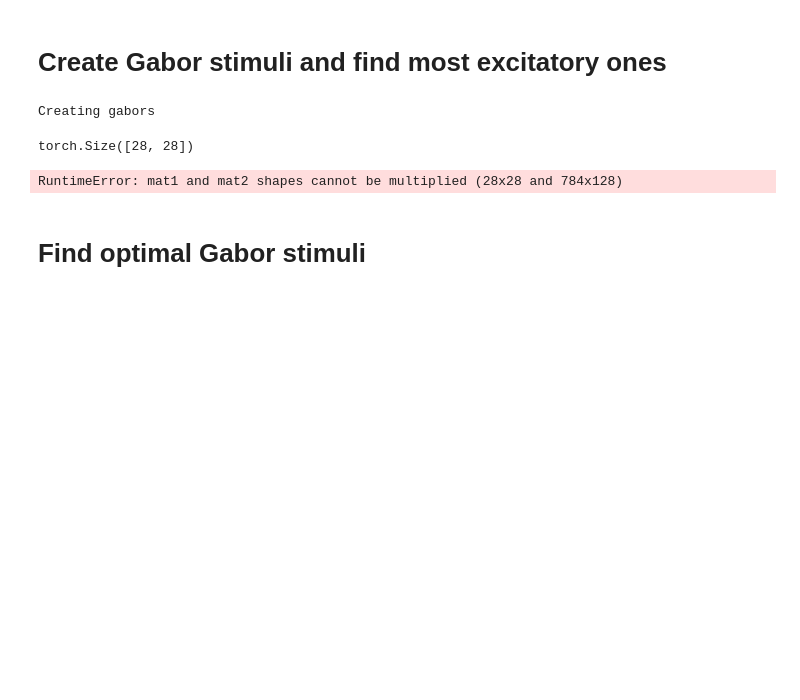
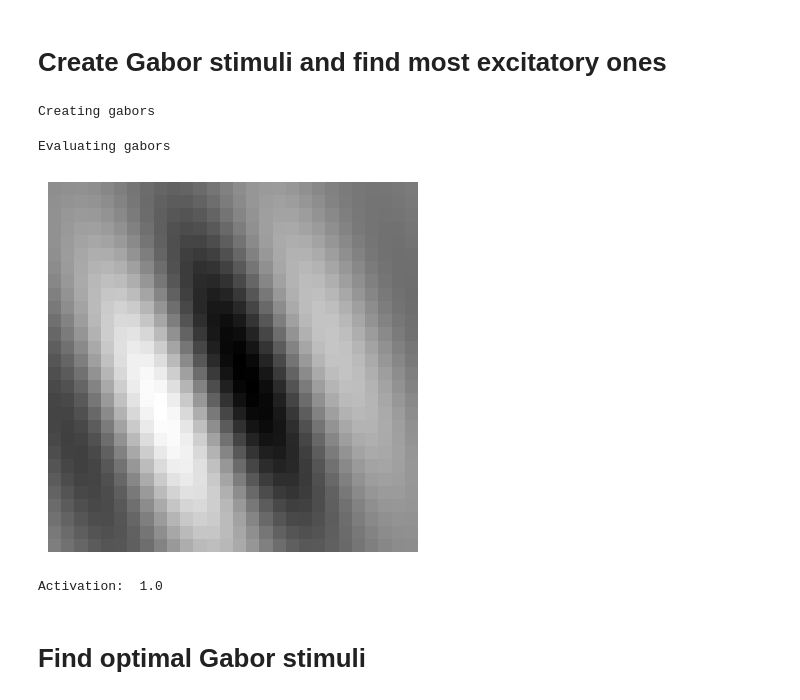
Before and after one commit to lacykaltgr/mei, a Jupyter notebook: examples/example.ipynb, the cells around one changed output. Cells and saved outputs as stored; diff of their text form; code cells hidden in the pictures; blank space fills up the shorter version.

Commit message:
best/optimal gabor, examples

```diff
--- a/examples/example.ipynb
+++ b/examples/example.ipynb
@@ -84,12 +86,13 @@ masked response:  [0.24579012]
 # %%
 gabor = mei.Gabor(models=[model1, model2])
 gabor.set_ranges(height=[28], width=[28])
-best_gabor = gabor.best_gabor() #configban a grid search
+best_gabor = gabor.best_gabor(0)
 show_mei(best_gabor)
 # %% [output]
 Creating gabors
-torch.Size([28, 28])
+Evaluating gabors
+[figure, added]
-RuntimeError: mat1 and mat2 shapes cannot be multiplied (28x28 and 784x128)
+Activation:  1.0
 # %% [markdown]
 # Find optimal Gabor stimuli
 # %%
```
Also changed, not shown: parts of 9 cells of this notebook, 7 other files.
